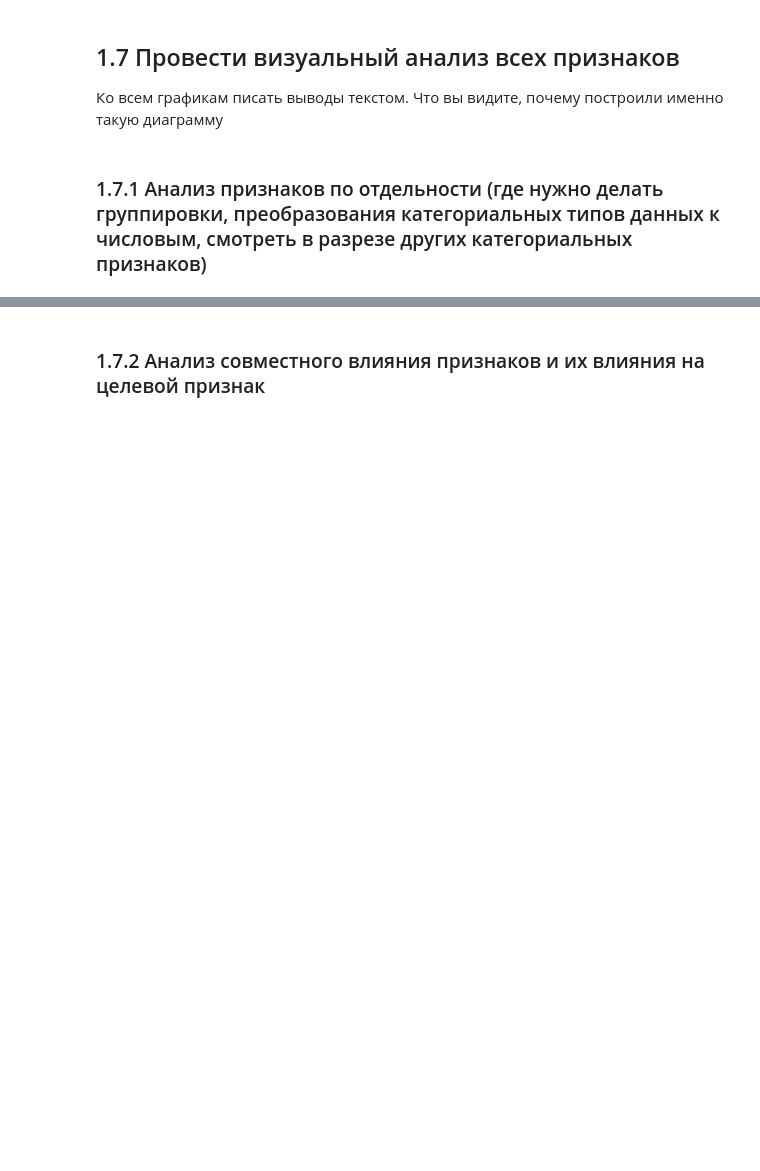
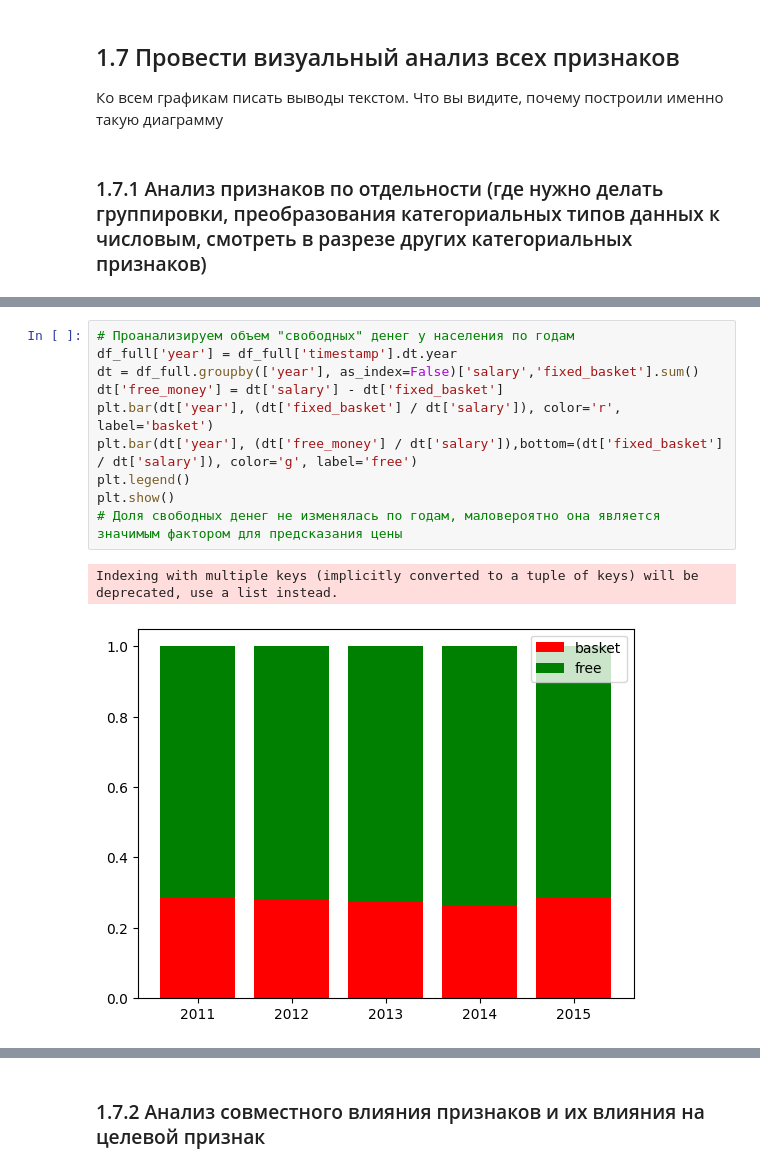
Before and after one commit to dmikhailov89/learning, a Jupyter notebook: final-project/final-project.ipynb, the cells around one changed output, grey strips where cells are left out. Saved outputs shown, nothing was run; the diff lists cells and outputs as text; blank space fills up the shorter version.

```diff
--- a/final-project/final-project.ipynb
+++ b/final-project/final-project.ipynb
@@ -1202,0 +1233,13 @@ df_full.describe(include='all')
+# %%
+# Проанализируем объем "свободных" денег у населения по годам
+df_full['year'] = df_full['timestamp'].dt.year
+dt = df_full.groupby(['year'], as_index=False)['salary','fixed_basket'].sum()
+dt['free_money'] = dt['salary'] - dt['fixed_basket']
+plt.bar(dt['year'], (dt['fixed_basket'] / dt['salary']), color='r', label='basket')
+plt.bar(dt['year'], (dt['free_money'] / dt['salary']),bottom=(dt['fixed_basket'] / dt['salary']), color='g', label='free')
+plt.legend()
+plt.show()
+# Доля свободных денег не изменялась по годам, маловероятно она является значимым фактором для предсказания цены
+# %% [output]
+Indexing with multiple keys (implicitly converted to a tuple of keys) will be deprecated, use a list instead.
+[figure, added]
```
Also changed, not shown: parts of 20 cells of this notebook.
